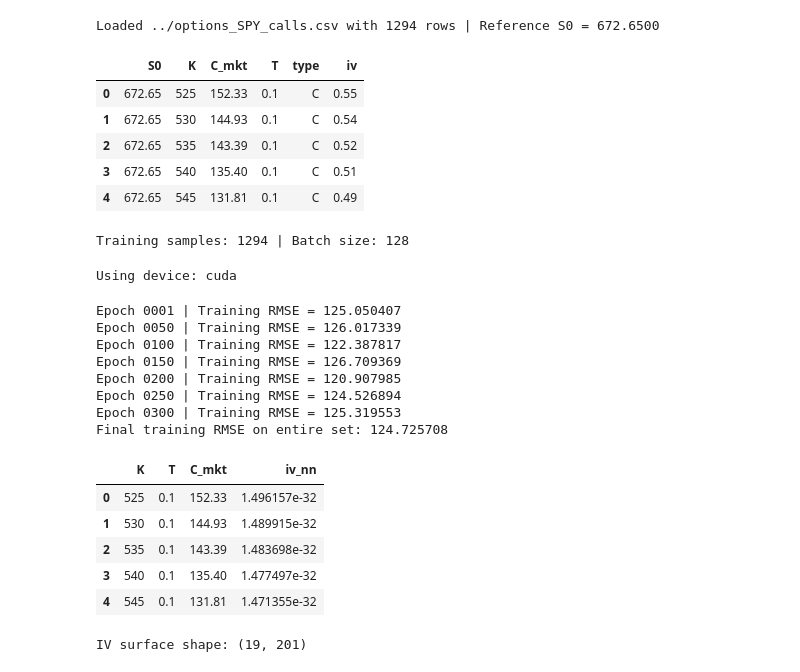
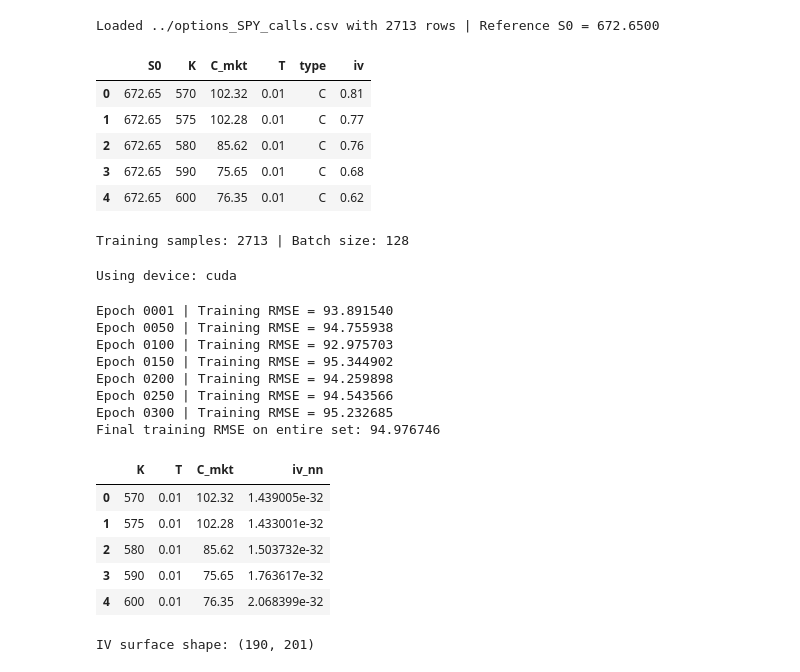
Before and after one commit to nicolassalok1/RepoFinal, a Jupyter notebook: NN/BS/IV_from_BSNN.ipynb, the cells around one changed output. Saved outputs shown, nothing was run; the diff lists cells and outputs as text; code cells hidden in the pictures.

```diff
--- a/NN/BS/IV_from_BSNN.ipynb
+++ b/NN/BS/IV_from_BSNN.ipynb
@@ -15,25 +15,24 @@ np.random.seed(42)
 # %%
 CSV_PATH = "../options_SPY_calls.csv"
 df = pd.read_csv(CSV_PATH)
 required_cols = {"S0", "K", "T", "C_mkt"}
 missing = required_cols - set(df.columns)
+
 if missing:
     raise ValueError(f"Missing required columns: {missing}")
 
 S0 = float(df["S0"].iloc[0])
-df["T"] = (np.floor(df["T"] * 10) / 10).astype(float)
-df = df.drop_duplicates(subset=["K", "T"]).reset_index(drop=True)
 df = df[df["T"] > 0.0].reset_index(drop=True)
 print(f"Loaded {CSV_PATH} with {len(df)} rows | Reference S0 = {S0:.4f}")
 display(df.head())
 # %% [output]
-Loaded ../options_SPY_calls.csv with 1294 rows | Reference S0 = 672.6500
+Loaded ../options_SPY_calls.csv with 2713 rows | Reference S0 = 672.6500
 |  | S0 | K | C_mkt | T | type | iv |
-| 0 | 672.65 | 525 | 152.33 | 0.1 | C | 0.55 |
-| 1 | 672.65 | 530 | 144.93 | 0.1 | C | 0.54 |
-| 2 | 672.65 | 535 | 143.39 | 0.1 | C | 0.52 |
-| 3 | 672.65 | 540 | 135.40 | 0.1 | C | 0.51 |
-| 4 | 672.65 | 545 | 131.81 | 0.1 | C | 0.49 |
+| 0 | 672.65 | 570 | 102.32 | 0.01 | C | 0.81 |
+| 1 | 672.65 | 575 | 102.28 | 0.01 | C | 0.77 |
+| 2 | 672.65 | 580 | 85.62 | 0.01 | C | 0.76 |
+| 3 | 672.65 | 590 | 75.65 | 0.01 | C | 0.68 |
+| 4 | 672.65 | 600 | 76.35 | 0.01 | C | 0.62 |
 # %%
 R_RATE = 0.4
 Q_RATE = 0.0
@@ -52,6 +51,8 @@ def bs_call_price(S0, K, T, r, q, vol):
     discount_for = math.exp(-q * T)
     return S0 * discount_for * normal_cdf(d1) - K * discount_dom * normal_cdf(d2)
 # %%
+# Préparation des features : (T, K, S0, r).
+# Le réseau apprendra à sortir une volatilité implicite qui sera réinjectée dans le pricer Black-Scholes.
 feature_matrix = np.column_stack([
     df["T"].to_numpy(dtype=np.float32),
     df["K"].to_numpy(dtype=np.float32),
@@ -59,14 +60,16 @@ feature_matrix = np.column_stack([
     np.full(len(df), R_RATE, dtype=np.float32),
 ])
 X = torch.from_numpy(feature_matrix)
-y_prices = torch.from_numpy(df["C_mkt"].to_numpy(dtype=np.float32)).unsqueeze(1)
 
-dataset = TensorDataset(X, y_prices)
+# Les prix marché servent de cible : on compare le call BS(S0,K,T,r,iv_pred) à C_mkt.
+price_targets = torch.from_numpy(df["C_mkt"].to_numpy(dtype=np.float32)).unsqueeze(1)
+
+dataset = TensorDataset(X, price_targets)
 batch_size = min(128, len(dataset))
 train_loader = DataLoader(dataset, batch_size=batch_size, shuffle=True)
 print(f"Training samples: {len(dataset)} | Batch size: {batch_size}")
 # %% [output]
-Training samples: 1294 | Batch size: 128
+Training samples: 2713 | Batch size: 128
 # %%
 class ImpliedVolNet(nn.Module):
     def __init__(self):
@@ -132,7 +135,7 @@ for epoch in range(1, epochs + 1):
 model.eval()
 with torch.no_grad():
     full_X = X.to(device)
-    full_prices = y_prices.to(device)
+    full_prices = price_targets.to(device)
     iv_pred_full = model(full_X)
     q_full = torch.zeros_like(full_X[:, 0:1])
     C_pred_full = bs_call_price_tensor(full_X[:, 2:3], full_X[:, 1:2], full_X[:, 0:1], full_X[:, 3:4], q_full, iv_pred_full)
@@ -142,23 +145,23 @@ print(f"Final training RMSE on entire set: {final_rmse:.6f}")
 df["iv_nn"] = iv_pred_full.cpu().numpy().ravel()
 display(df[["K", "T", "C_mkt", "iv_nn"]].head())
 # %% [output]
-Epoch 0001 | Training RMSE = 125.050407
-Epoch 0050 | Training RMSE = 126.017339
-Epoch 0100 | Training RMSE = 122.387817
-Epoch 0150 | Training RMSE = 126.709369
-Epoch 0200 | Training RMSE = 120.907985
-Epoch 0250 | Training RMSE = 124.526894
-Epoch 0300 | Training RMSE = 125.319553
-Final training RMSE on entire set: 124.725708
+Epoch 0001 | Training RMSE = 93.891540
+Epoch 0050 | Training RMSE = 94.755938
+Epoch 0100 | Training RMSE = 92.975703
+Epoch 0150 | Training RMSE = 95.344902
+Epoch 0200 | Training RMSE = 94.259898
+Epoch 0250 | Training RMSE = 94.543566
+Epoch 0300 | Training RMSE = 95.232685
+Final training RMSE on entire set: 94.976746
 |  | K | T | C_mkt | iv_nn |
-| 0 | 525 | 0.1 | 152.33 | 1.496157e-32 |
-| 1 | 530 | 0.1 | 144.93 | 1.489915e-32 |
-| 2 | 535 | 0.1 | 143.39 | 1.483698e-32 |
-| 3 | 540 | 0.1 | 135.40 | 1.477497e-32 |
-| 4 | 545 | 0.1 | 131.81 | 1.471355e-32 |
+| 0 | 570 | 0.01 | 102.32 | 1.439005e-32 |
+| 1 | 575 | 0.01 | 102.28 | 1.433001e-32 |
+| 2 | 580 | 0.01 | 85.62 | 1.503732e-32 |
+| 3 | 590 | 0.01 | 75.65 | 1.763617e-32 |
+| 4 | 600 | 0.01 | 76.35 | 2.068399e-32 |
 # %%
 K_grid = np.arange(np.floor((S0 - 100.0) / 10) * 10, np.floor((S0 + 100.0) / 10) * 10 + 1, 1.0)
-T_grid = np.arange(0.1, 2.0, 0.1)
+T_grid = np.arange(0.1, 2.0, 0.01)
 KK, TT = np.meshgrid(K_grid, T_grid)
 
 grid_features = np.column_stack([
@@ -175,7 +178,7 @@ with torch.no_grad():
 IV_surface_NN = iv_surface
 print(f"IV surface shape: {IV_surface_NN.shape}")
 # %% [output]
-IV surface shape: (19, 201)
+IV surface shape: (190, 201)
 # %%
 fig = go.Figure(data=[go.Surface(x=KK, y=TT, z=IV_surface_NN, opacity=0.85)])
 fig.update_layout(
```
Also changed, not shown: parts of 1 cell of this notebook.
